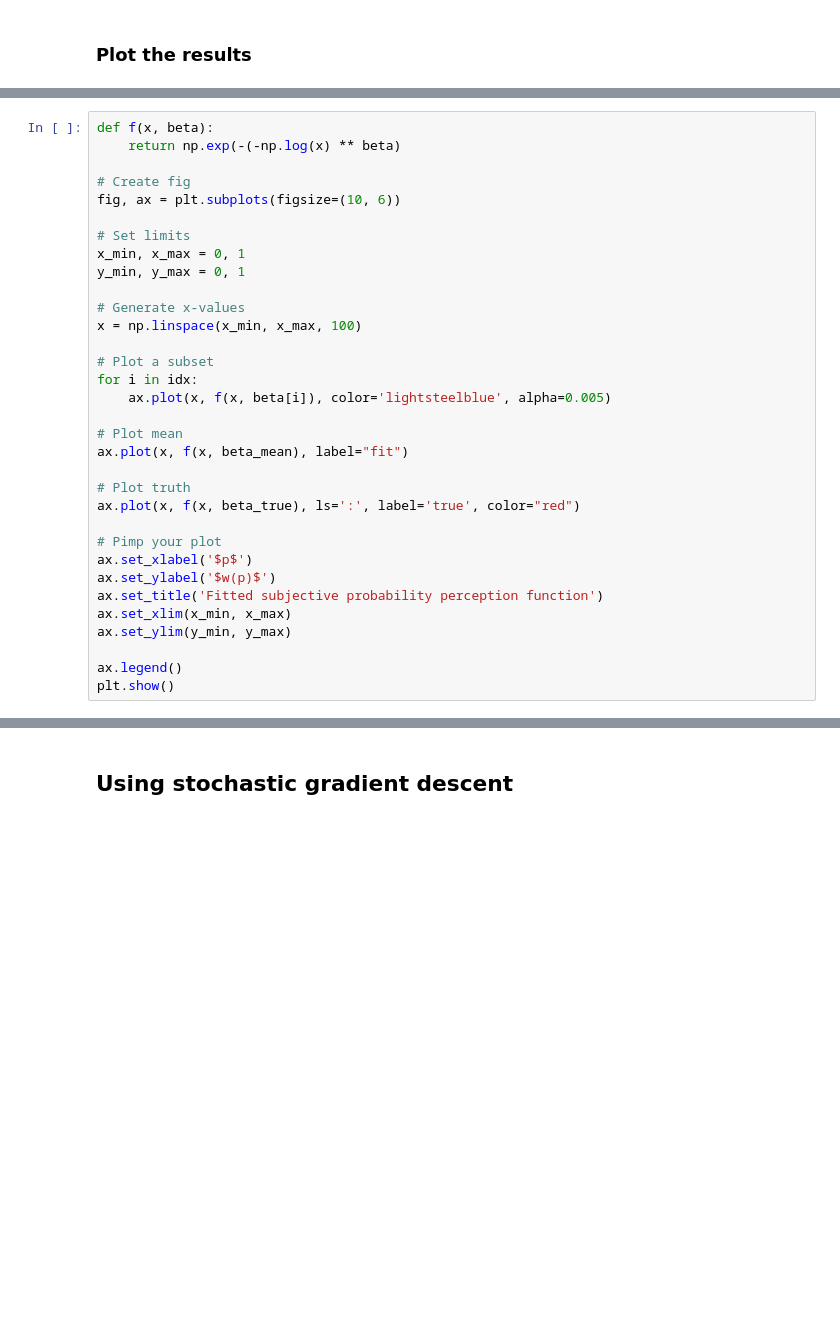
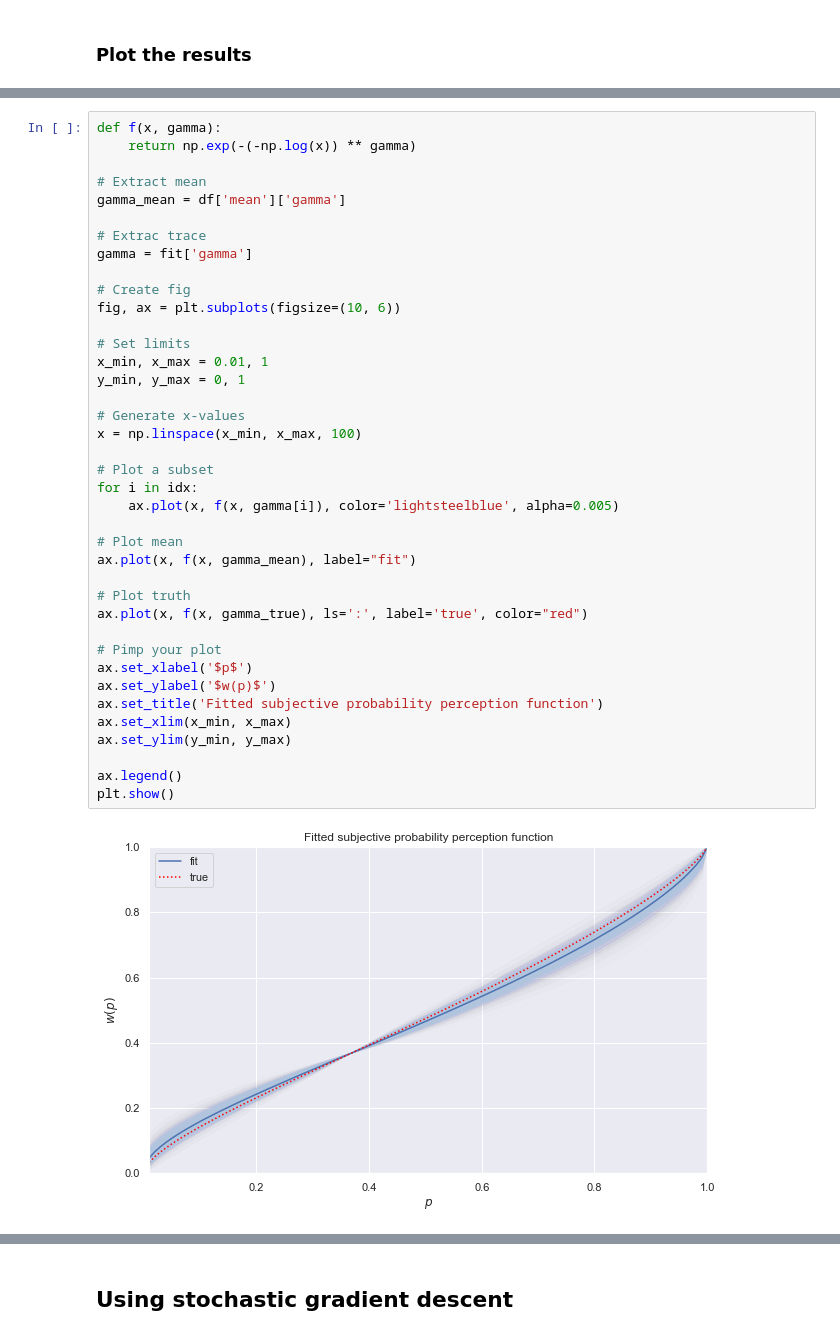
Before and after one commit to AurelienNioche/BayesianCogSci, a Jupyter notebook: likelihood_based/cumulative_prospect_theory.ipynb, the cells around one changed output, grey strips where cells are left out. Cells and saved outputs as stored; diff of their text form; blank space fills up the shorter version.

```diff
--- a/likelihood_based/cumulative_prospect_theory.ipynb
+++ b/likelihood_based/cumulative_prospect_theory.ipynb
@@ -500,34 +356,42 @@ plt.show()
 # %%
-def f(x, beta):
-    return np.exp(-(-np.log(x) ** beta)
+def f(x, gamma):
+    return np.exp(-(-np.log(x)) ** gamma)
+
+# Extract mean
+gamma_mean = df['mean']['gamma']
+
+# Extrac trace
+gamma = fit['gamma']
 
 # Create fig
 fig, ax = plt.subplots(figsize=(10, 6))
 
 # Set limits
-x_min, x_max = 0, 1
+x_min, x_max = 0.01, 1
 y_min, y_max = 0, 1
 
 # Generate x-values
 x = np.linspace(x_min, x_max, 100)
 
 # Plot a subset
 for i in idx:
-    ax.plot(x, f(x, beta[i]), color='lightsteelblue', alpha=0.005)
+    ax.plot(x, f(x, gamma[i]), color='lightsteelblue', alpha=0.005)
 
 # Plot mean
-ax.plot(x, f(x, beta_mean), label="fit")
+ax.plot(x, f(x, gamma_mean), label="fit")
 
 # Plot truth
-ax.plot(x, f(x, beta_true), ls=':', label='true', color="red")
+ax.plot(x, f(x, gamma_true), ls=':', label='true', color="red")
 
 # Pimp your plot
 ax.set_xlabel('$p$')
 ax.set_ylabel('$w(p)$')
 ax.set_title('Fitted subjective probability perception function')
 ax.set_xlim(x_min, x_max)
 ax.set_ylim(y_min, y_max)
 
 ax.legend()
 plt.show()
+# %% [output]
+[figure, added]
 # %%
```
Also changed, not shown: parts of 23 cells of this notebook.
